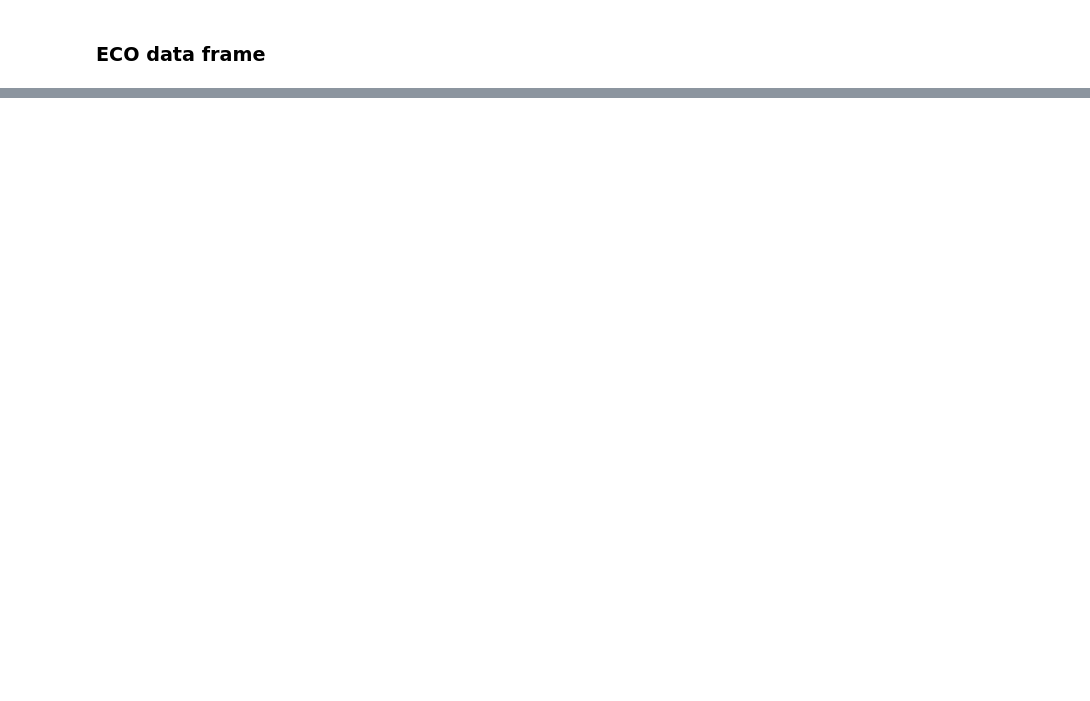
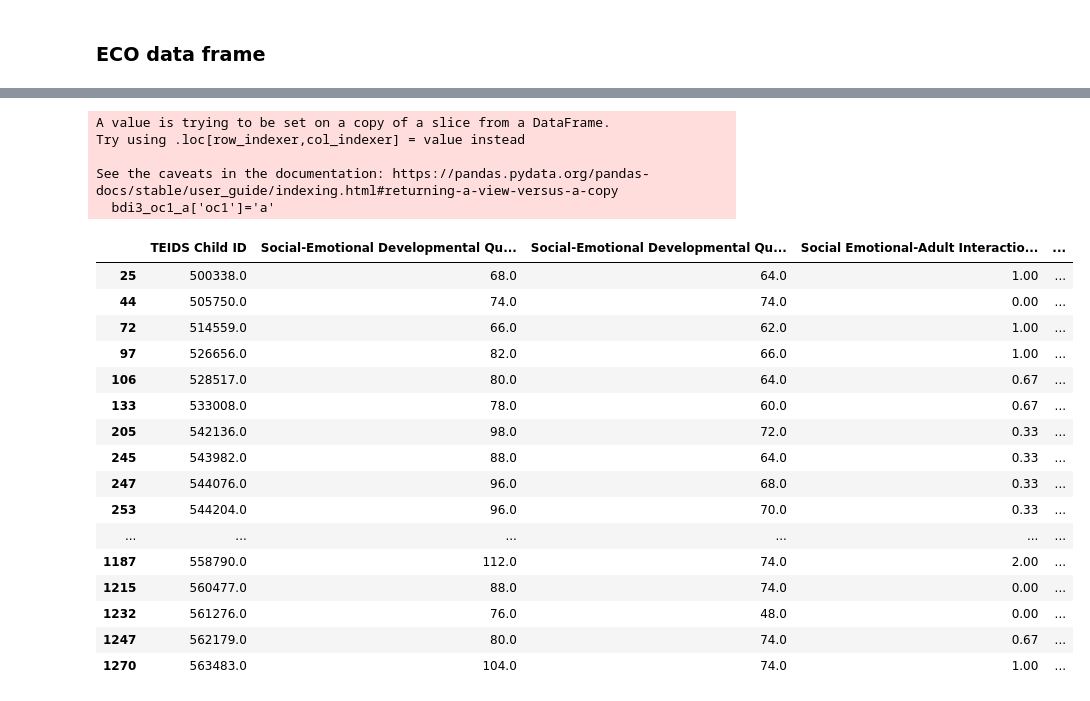
Before and after one commit to NSS-Data-Analytics-Cohort-13/teis-v-veena, a Jupyter notebook: notebook/teis_praveena_notebook.ipynb, the cells around one changed output, grey strips where cells are left out. Drawn from its saved outputs; the diff is of its cells as text; code cells hidden in the pictures; blank space fills up the shorter version.

```diff
--- a/notebook/teis_praveena_notebook.ipynb
+++ b/notebook/teis_praveena_notebook.ipynb
@@ -290,0 +340,3 @@ ValueError: The column label 'TEIDS Child ID' is not unique.
+# %%
+merge_eco_bdi3_exit = merge_eco_bdi3_exit[['TEIDS Child ID','Adaptive Developmental Quotient','Social-Emotional Developmental Quotient','Communication Developmental Quotient','Motor Developmental Quotient','Cognitive Developmental Quotient','Adaptive-Self Care RS','Adaptive-Self Care Z-Score','Adaptive-Personal Responsibility RS','Adaptive-Personal Responsibility Z-Score','Social Emotional-Adult Interaction RS','Social Emotional-Adult Interaction Z-Score','Social Emotional-Peer Interaction RS','Social Emotional-Peer Interaction Z-Score','Social Emotional-Self Concept / Social Role RS','Social Emotional-Self Concept / Social Role Z-Score','Communication-Receptive Communication RS','Communication-Receptive Communication Z-Score','Communication-Expressive Communication RS','Communication-Expressive Communication Z-Score','Motor-Gross Motor RS','Motor-Gross Motor Z-Score','Motor-Fine Motor RS','Motor-Fine Motor Z-Score','Motor-Perceptual Motor RS','Motor-Perceptual Motor Z-Score','Cognitive-Attention and Memory RS','Cognitive-Attention and Memory Z-Score','Cognitive-Reasoning / Academic Skills RS','Cognitive-Reasoning / Academic Skills Z-Score','Cognitive-Perception and Concepts RS','Cognitive-Perception and Concepts Z-Score']]
+merge_eco_bdi3_exit
@@ -290,0 +357,3 @@ ValueError: The column label 'TEIDS Child ID' is not unique.
+# %%
+bdi3_merge_entry_exit = merge_eco_bdi3_entry.merge(merge_eco_bdi3_exit,how='inner',on='TEIDS Child ID',suffixes=("_entry","_exit"))
+bdi3_merge_entry_exit
@@ -290,0 +374,3 @@ ValueError: The column label 'TEIDS Child ID' is not unique.
+# %%
+bdi3_merge_entry_exit_oc = bdi3_merge_entry_exit[['TEIDS Child ID','Social-Emotional Developmental Quotient_entry','Social-Emotional Developmental Quotient_exit','Social Emotional-Adult Interaction Z-Score_entry','Social Emotional-Adult Interaction Z-Score_exit','Social Emotional-Self Concept / Social Role Z-Score_entry','Social Emotional-Self Concept / Social Role Z-Score_exit','Social Emotional-Peer Interaction Z-Score_entry','Social Emotional-Peer Interaction Z-Score_exit','Social Emotional-Adult Interaction RS_entry','Social Emotional-Adult Interaction RS_exit','Social Emotional-Peer Interaction RS_entry','Social Emotional-Peer Interaction RS_exit','Social Emotional-Self Concept / Social Role RS_entry','Social Emotional-Self Concept / Social Role RS_exit']]
+bdi3_merge_entry_exit_oc
@@ -290,0 +391,32 @@ ValueError: The column label 'TEIDS Child ID' is not unique.
+# %%
+bdi3_oc1_a = bdi3_merge_entry_exit_oc[(bdi3_merge_entry_exit_oc['Social-Emotional Developmental Quotient_exit']<78)
+    &(bdi3_merge_entry_exit_oc['Social Emotional-Adult Interaction RS_exit']<=bdi3_merge_entry_exit_oc['Social Emotional-Adult Interaction RS_entry'])
+    &(bdi3_merge_entry_exit_oc['Social Emotional-Peer Interaction RS_exit']<=bdi3_merge_entry_exit_oc['Social Emotional-Peer Interaction RS_entry'])
+    &(bdi3_merge_entry_exit_oc['Social Emotional-Self Concept / Social Role RS_exit']<=bdi3_merge_entry_exit_oc['Social Emotional-Self Concept / Social Role RS_entry'])]
+bdi3_oc1_a['oc1']='a'
+# %% [output]
+A value is trying to be set on a copy of a slice from a DataFrame.
+Try using .loc[row_indexer,col_indexer] = value instead
+
+See the caveats in the documentation: https://pandas.pydata.org/pandas-docs/stable/user_guide/indexing.html#returning-a-view-versus-a-copy
+  bdi3_oc1_a['oc1']='a'
+# %%
+bdi3_oc1_a
+# %% [output]
+|  | TEIDS Child ID | Social-Emotional Developmental Qu... | Social-Emotional Developmental Qu... | Social Emotional-Adult Interactio... | ... |
+| 25 | 500338.0 | 68.0 | 64.0 | 1.00 | ... |
+| 44 | 505750.0 | 74.0 | 74.0 | 0.00 | ... |
+| 72 | 514559.0 | 66.0 | 62.0 | 1.00 | ... |
+| 97 | 526656.0 | 82.0 | 66.0 | 1.00 | ... |
+| 106 | 528517.0 | 80.0 | 64.0 | 0.67 | ... |
+| 133 | 533008.0 | 78.0 | 60.0 | 0.67 | ... |
+| 205 | 542136.0 | 98.0 | 72.0 | 0.33 | ... |
+| 245 | 543982.0 | 88.0 | 64.0 | 0.33 | ... |
+| 247 | 544076.0 | 96.0 | 68.0 | 0.33 | ... |
+| 253 | 544204.0 | 96.0 | 70.0 | 0.33 | ... |
+| ... | ... | ... | ... | ... | ... |
+| 1187 | 558790.0 | 112.0 | 74.0 | 2.00 | ... |
+| 1215 | 560477.0 | 88.0 | 74.0 | 0.00 | ... |
+| 1232 | 561276.0 | 76.0 | 48.0 | 0.00 | ... |
+| 1247 | 562179.0 | 80.0 | 74.0 | 0.67 | ... |
+| 1270 | 563483.0 | 104.0 | 74.0 | 1.00 | ... |
```
Also changed, not shown: parts of 57 cells of this notebook, 2 other files.
